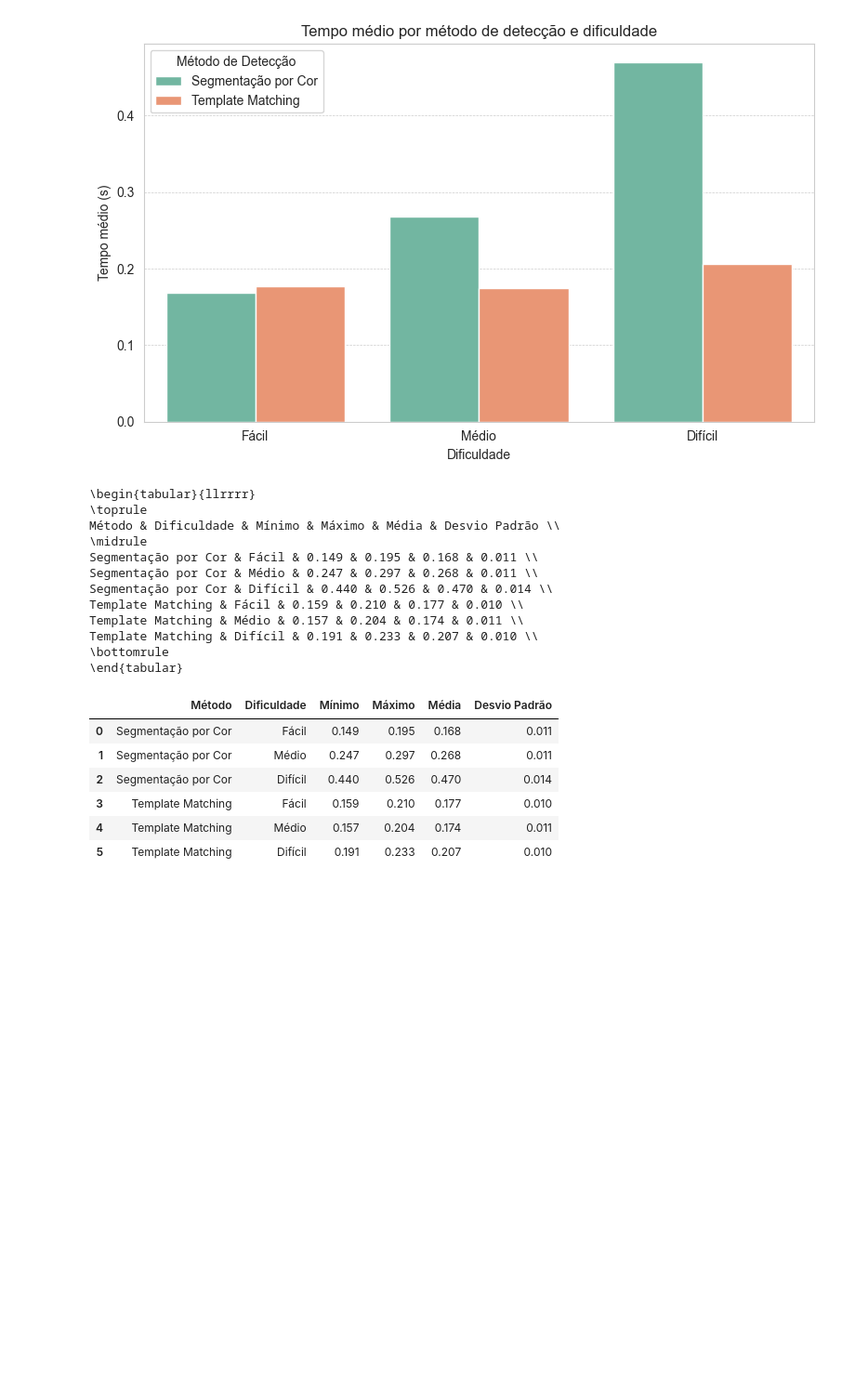
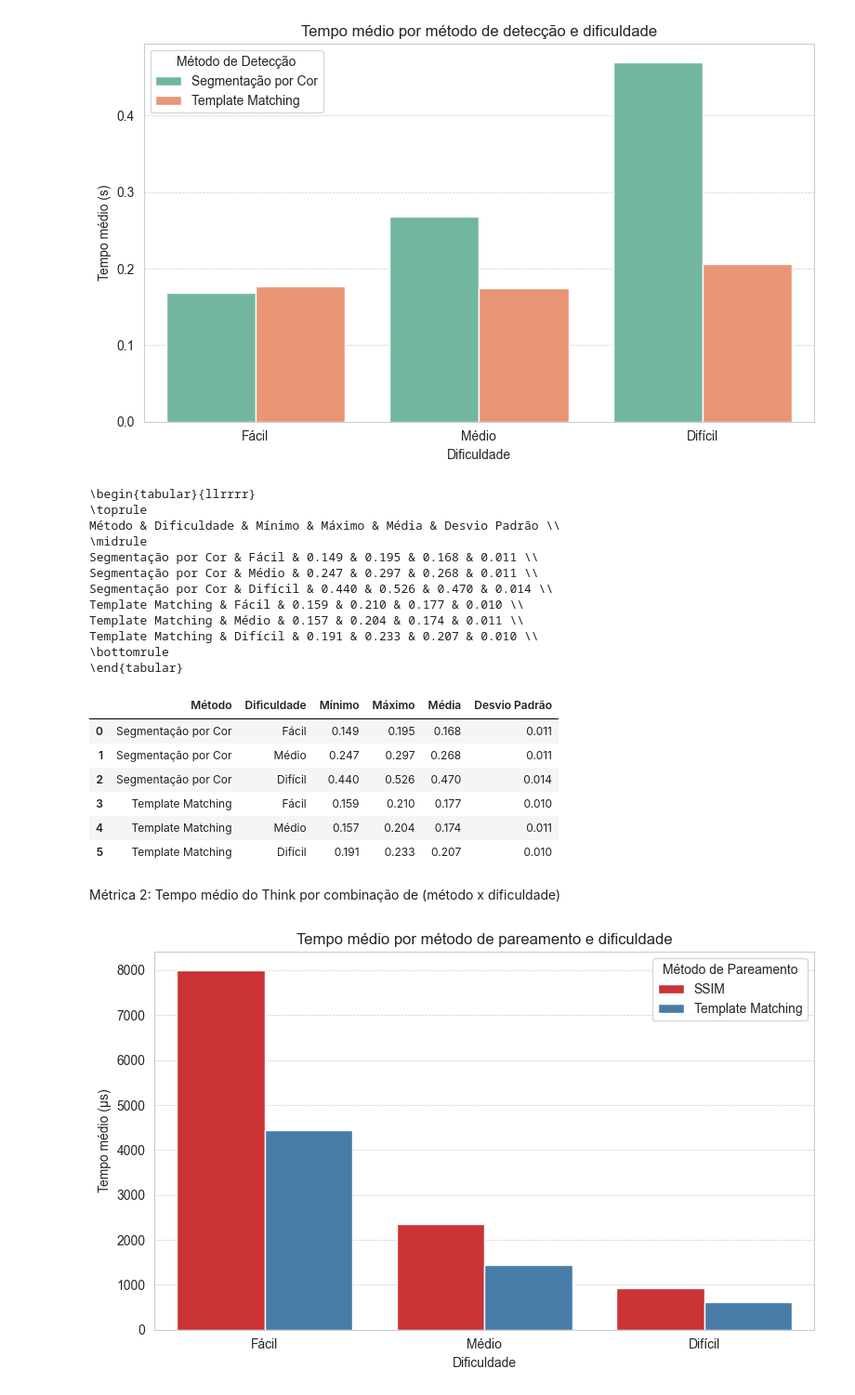
Before and after one commit to LiloMarino/GameBots, a Jupyter notebook: estatisticas.ipynb, the cells around one changed output. Shown: that part at 93% size. Drawn from its saved outputs; the diff is of its cells as text; code cells hidden in the pictures; blank space fills up the shorter version.

Commit message:
feat: :sparkles: Implementado gráficos do método de pareamento

```diff
--- a/estatisticas.ipynb
+++ b/estatisticas.ipynb
@@ -318,3 +343,80 @@ Template Matching & Difícil & 0.191 & 0.233 & 0.207 & 0.010 \\
 | 3 | Template Matching | Fácil | 0.159 | 0.210 | 0.177 | 0.010 |
 | 4 | Template Matching | Médio | 0.157 | 0.204 | 0.174 | 0.011 |
 | 5 | Template Matching | Difícil | 0.191 | 0.233 | 0.207 | 0.010 |
+# %% [markdown]
+Métrica 2: Tempo médio do Think por combinação de (método x dificuldade)
+# %%
+# Carrega os resultados
+df = pd.read_parquet(RESULTS_DIR / "resultados_think_distrocards.parquet")
+
+# Aplica nomes legíveis
+df["dificuldade_legivel"] = df["dificuldade"].map(NOMES_DIFICULDADE)
+df["metodo_legivel"] = df["metodo"].map(NOMES_PARES)
+
+# Converte o tempo
+df["tempo"], unidade = ajustar_unidade_tempo(df["tempo"])
+
+# Agrupamento por média de tempo
+df_media = (
+    df.groupby(["dificuldade_legivel", "metodo_legivel"], observed=False)["tempo"]
+    .mean()
+    .reset_index()
+)
+
+
+# Ordena categorias para o eixo X
+ordem_dificuldade = ["Fácil", "Médio", "Difícil"]
+df_media["dificuldade_legivel"] = pd.Categorical(
+    df_media["dificuldade_legivel"], categories=ordem_dificuldade, ordered=True
+)
+
+# Cria o gráfico
+plt.figure(figsize=(8, 5))
+sns.set_style("whitegrid")
+
+ax = sns.barplot(
+    data=df_media,
+    x="dificuldade_legivel",
+    y="tempo",
+    hue="metodo_legivel",
+    palette="Set1"
+)
+
+plt.title("Tempo médio por método de pareamento e dificuldade")
+plt.xlabel("Dificuldade")
+plt.ylabel(f"Tempo médio ({unidade})")
+plt.grid(axis='y', linestyle='--', linewidth=0.5)
+plt.legend(title="Método de Pareamento")
+plt.tight_layout()
+plt.show()
+
+# Tabela resumo
+df["dificuldade_legivel"] = pd.Categorical(df["dificuldade_legivel"], categories=ordem_dificuldade, ordered=True)
+tabela_stats = (
+    df
+    .groupby(["metodo_legivel", "dificuldade_legivel"], observed=False)["tempo"]
+    .agg(["min", "max", "mean", "std"])
+    .reset_index()
+    .rename(columns={
+        "metodo_legivel": "Método",
+        "dificuldade_legivel": "Dificuldade",
+        "min": "Mínimo",
+        "max": "Máximo",
+        "mean": "Média",
+        "std": "Desvio Padrão"
+    })
+    .sort_values(by=["Método", "Dificuldade"])
+)
+
+# Para colar no LaTeX
+print(tabela_stats.to_latex(index=False, float_format="%.3f"))
+
+# Exibição estilizada no notebook
+tabela_stats.style.format({
+    "Mínimo": "{:.3f}",
+    "Máximo": "{:.3f}",
+    "Média": "{:.3f}",
+    "Desvio Padrão": "{:.3f}"
+})
+# %% [output]
+[figure, added]
```
Also changed, not shown: parts of 4 cells of this notebook, 1 other file.
